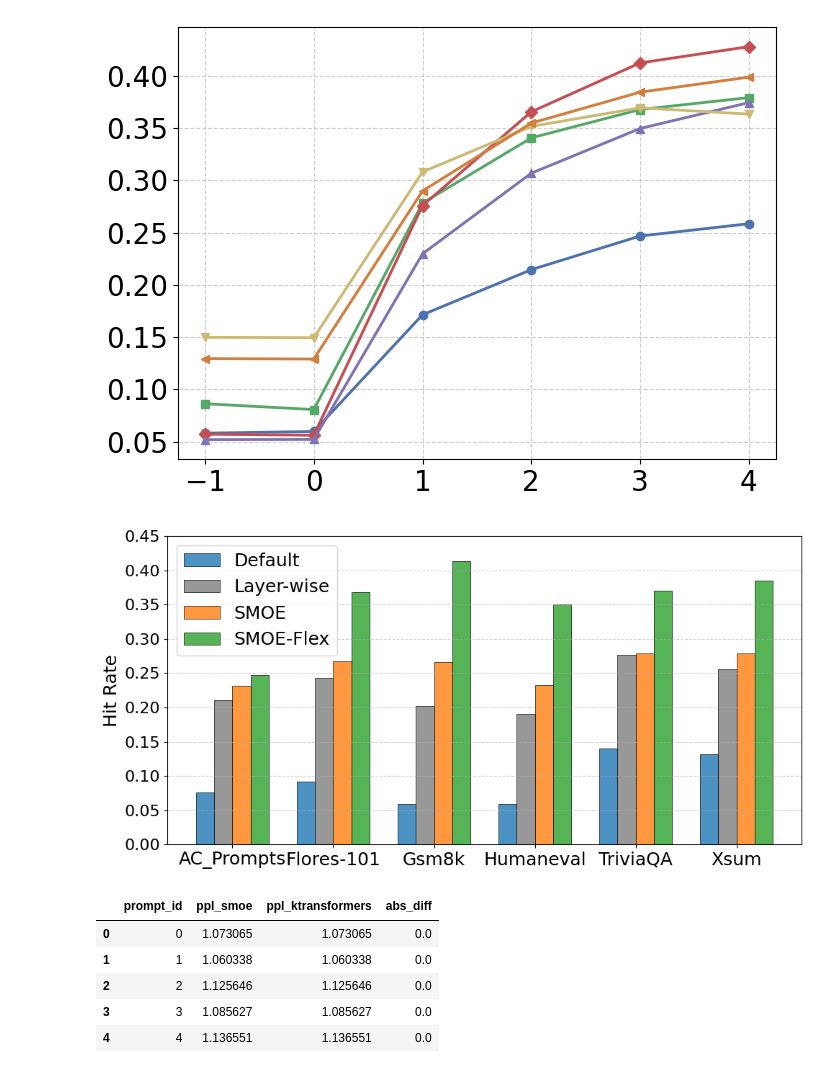
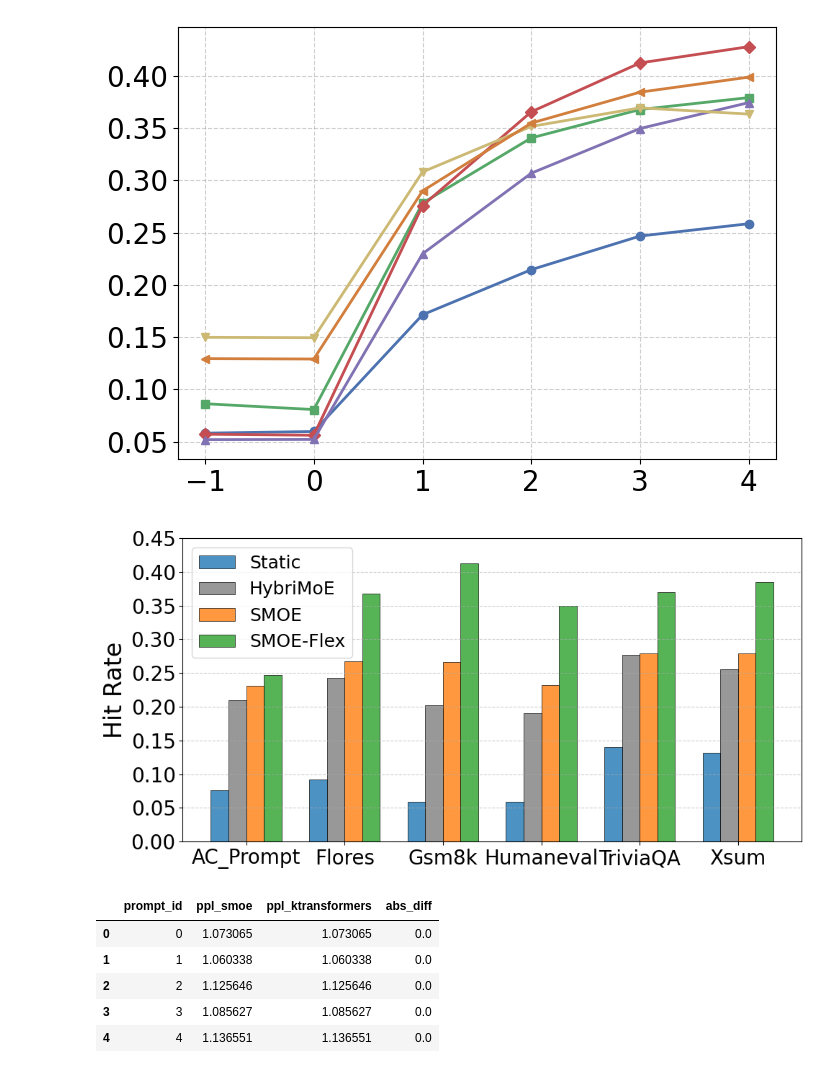
Before and after one commit to rzhang772/ktransformers, a Jupyter notebook: expirments/figures.ipynb, the cells around one changed output. Saved outputs shown, nothing was run; the diff lists cells and outputs as text; code cells hidden in the pictures.

```diff
--- a/expirments/figures.ipynb
+++ b/expirments/figures.ipynb
@@ -365,42 +366,42 @@ import matplotlib.pyplot as plt
 import numpy as np
 
 # 数据集名称
-datasets = ["AC_Prompts", "Flores-101", "Gsm8k", "Humaneval", "TriviaQA", "Xsum"]
+datasets = ["AC_Prompt", "Flores", "Gsm8k", "Humaneval", "TriviaQA", "Xsum"]
 colors = ['#1f77b4', '#7f7f7f', '#ff7f0e', '#2ca02c', ]
 # Hit Rate 数据
 default_hit = [0.0760, 0.0918, 0.0590, 0.0592, 0.1402, 0.1320]
 layer_hit = [0.210, 0.243, 0.202, 0.190, 0.277, 0.256]
 smoe_hit = [0.231, 0.267, 0.266, 0.232, 0.279, 0.279]
 smoe_flex_hit = [0.247, 0.368, 0.413, 0.350, 0.370, 0.385]
 
 # 设置柱状图参数
 x = np.arange(len(datasets))
 width = 0.18  # 每组柱宽，四组柱子需稍小
 
 plt.figure(figsize=(10, 5))
 
 # 绘制柱状图
-plt.bar(x - 1.5*width, default_hit, width=width, label='Default', color=colors[0], edgecolor='black', linewidth=0.6, alpha=0.8)
-plt.bar(x - 0.5*width, layer_hit, width=width, label='Layer-wise', color=colors[1], edgecolor='black', linewidth=0.6, alpha=0.8)
+plt.bar(x - 1.5*width, default_hit, width=width, label='Static', color=colors[0], edgecolor='black', linewidth=0.6, alpha=0.8)
+plt.bar(x - 0.5*width, layer_hit, width=width, label='HybriMoE', color=colors[1], edgecolor='black', linewidth=0.6, alpha=0.8)
 plt.bar(x + 0.5*width, smoe_hit, width=width, label='SMOE', color=colors[2], edgecolor='black', linewidth=0.6, alpha=0.8)
 plt.bar(x + 1.5*width, smoe_flex_hit, width=width, label='SMOE-Flex', color=colors[3], edgecolor='black', linewidth=0.6, alpha=0.8)
 
 # 标签和标题
-plt.xticks(x, datasets, rotation=0, fontsize=18)
-plt.ylabel("Hit Rate", fontsize=18)
-plt.yticks(fontsize=16)
+plt.xticks(x, datasets, rotation=0, fontsize=20)
+plt.ylabel("Hit Rate", fontsize=24)
+plt.yticks(fontsize=20)
 
 # plt.title("Hit Rate Comparison Across Methods", fontsize=16)
 plt.ylim(0, 0.45)
 plt.grid(axis='y', linestyle='--', alpha=0.6)
 
 # 图例
 plt.legend(fontsize=18)
 plt.tight_layout()
-plt.savefig("hit_rate_comparison.pdf", bbox_inches='tight')
+plt.savefig("hit_rate_comparison_deepseek_small.pdf", bbox_inches='tight')
 plt.show()
 # %% [output]
-[figure, old version]
+[figure, new version]
 # %%
 import os
 import numpy as np
```
Also changed, not shown: parts of 20 cells of this notebook, 16 other files.
